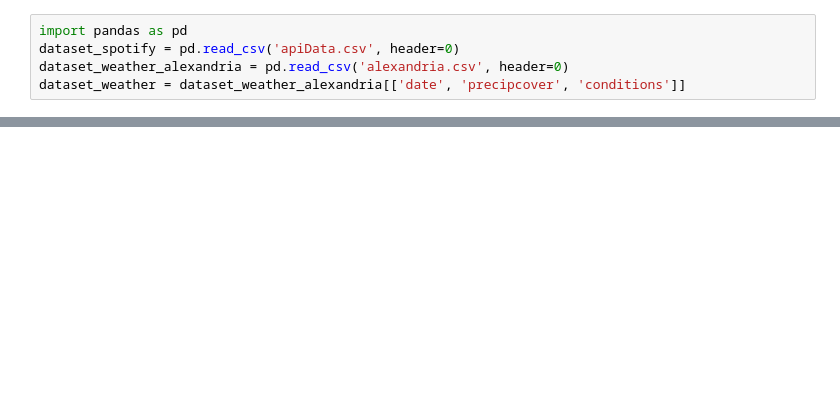
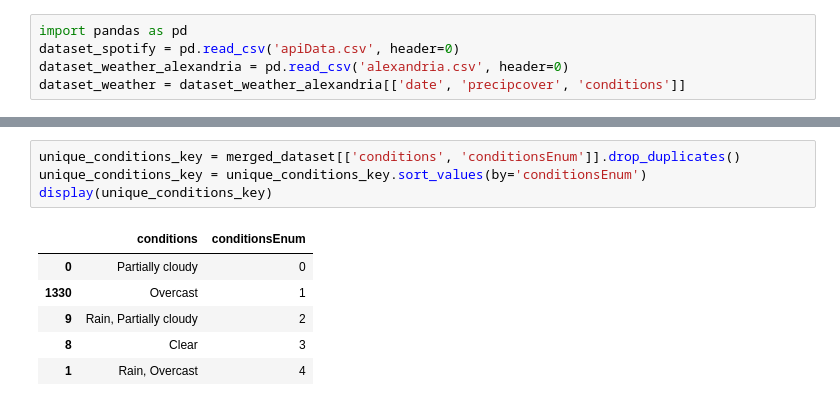
Before and after one commit to GU-Student-Projects/CPSC222, a Jupyter notebook: Final Project/final_project.ipynb, the cells around one changed output, grey strips where cells are left out. Cells and saved outputs as stored; diff of their text form; blank space fills up the shorter version.

```diff
--- a/Final Project/final_project.ipynb
+++ b/Final Project/final_project.ipynb
@@ -88,0 +61,11 @@ Accuracy: 0.6516290726817042
+# %%
+unique_conditions_key = merged_dataset[['conditions', 'conditionsEnum']].drop_duplicates()
+unique_conditions_key = unique_conditions_key.sort_values(by='conditionsEnum')
+display(unique_conditions_key)
+# %% [output]
+|  | conditions | conditionsEnum |
+| 0 | Partially cloudy | 0 |
+| 1330 | Overcast | 1 |
+| 9 | Rain, Partially cloudy | 2 |
+| 8 | Clear | 3 |
+| 1 | Rain, Overcast | 4 |
```
Also changed, not shown: parts of 41 cells of this notebook, 1 other file.
